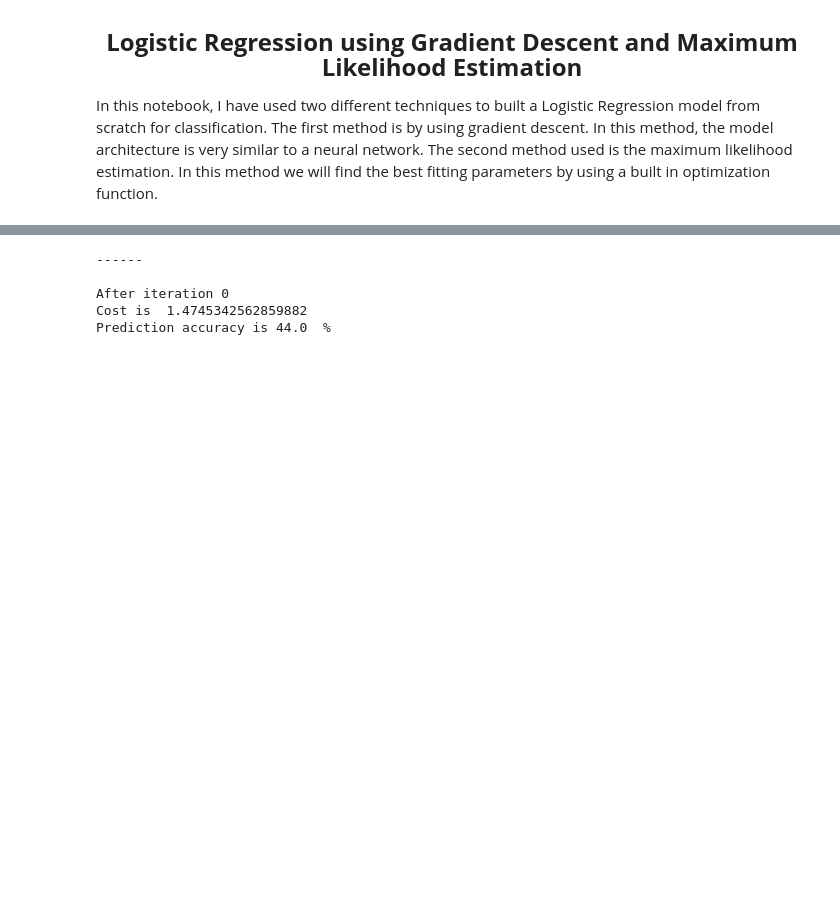
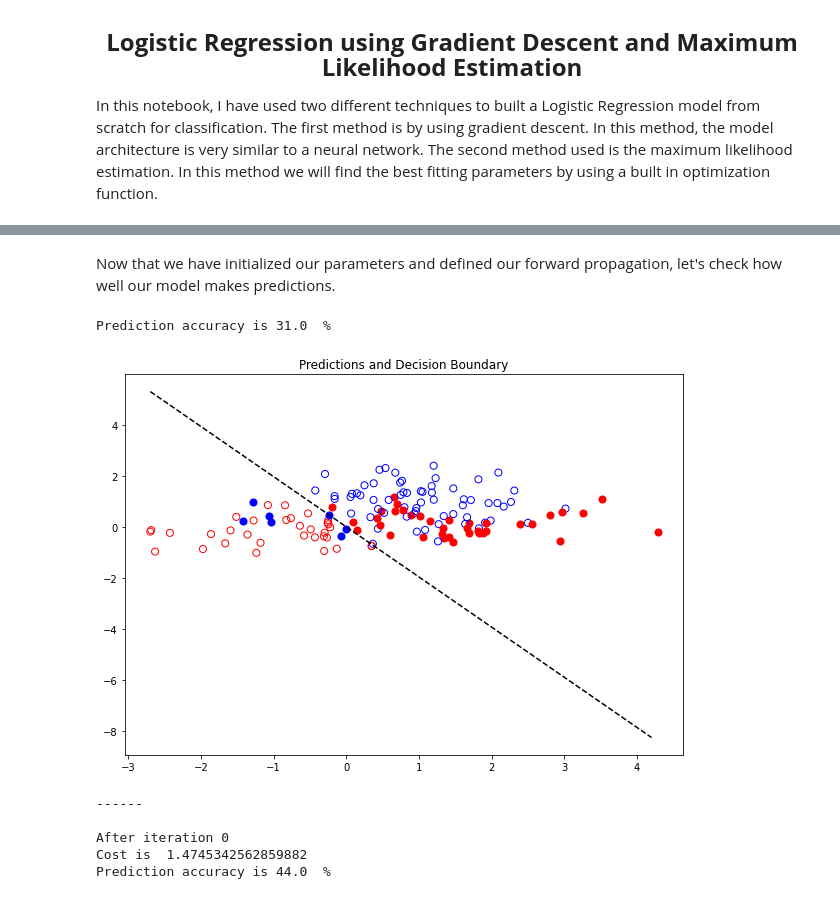
Before and after one commit to kaneelgit/ML-DL-Algorithms, a Jupyter notebook: Logistic Regression from Scratch.ipynb, the cells around one changed output, grey strips where cells are left out. Drawn from its saved outputs; the diff is of its cells as text; code cells hidden in the pictures; blank space fills up the shorter version.

```diff
--- a/Logistic Regression from Scratch.ipynb
+++ b/Logistic Regression from Scratch.ipynb
@@ -204,0 +246,21 @@ def plot_sigmoid(w, b, X, Y, Y_pred, title = None, figsize = (10, 7)):
+# %% [markdown]
+Now that we have initialized our parameters and defined our forward propagation, let's check how well our model makes predictions.
+# %%
+#get X and Y data
+X = data[:, :2]
+Y = data[:, 2]
+
+#first initialize our parameters
+w, b = initialize_parameters()
+
+#calculate forward propagation to get predictions
+y_pred, _ = forward_propagation(w, b, X, Y)
+
+#lets find our accuracy using the predict utility function we created
+y_preds = predict(w, b, X, Y)
+# %% [output]
+Prediction accuracy is 31.0  %
+# %%
+plot_results(w, b, X, Y, y_preds, 'Predictions and Decision Boundary')
+# %% [output]
+[figure, added]
```
Also changed, not shown: parts of 21 cells of this notebook, 2 other files.
